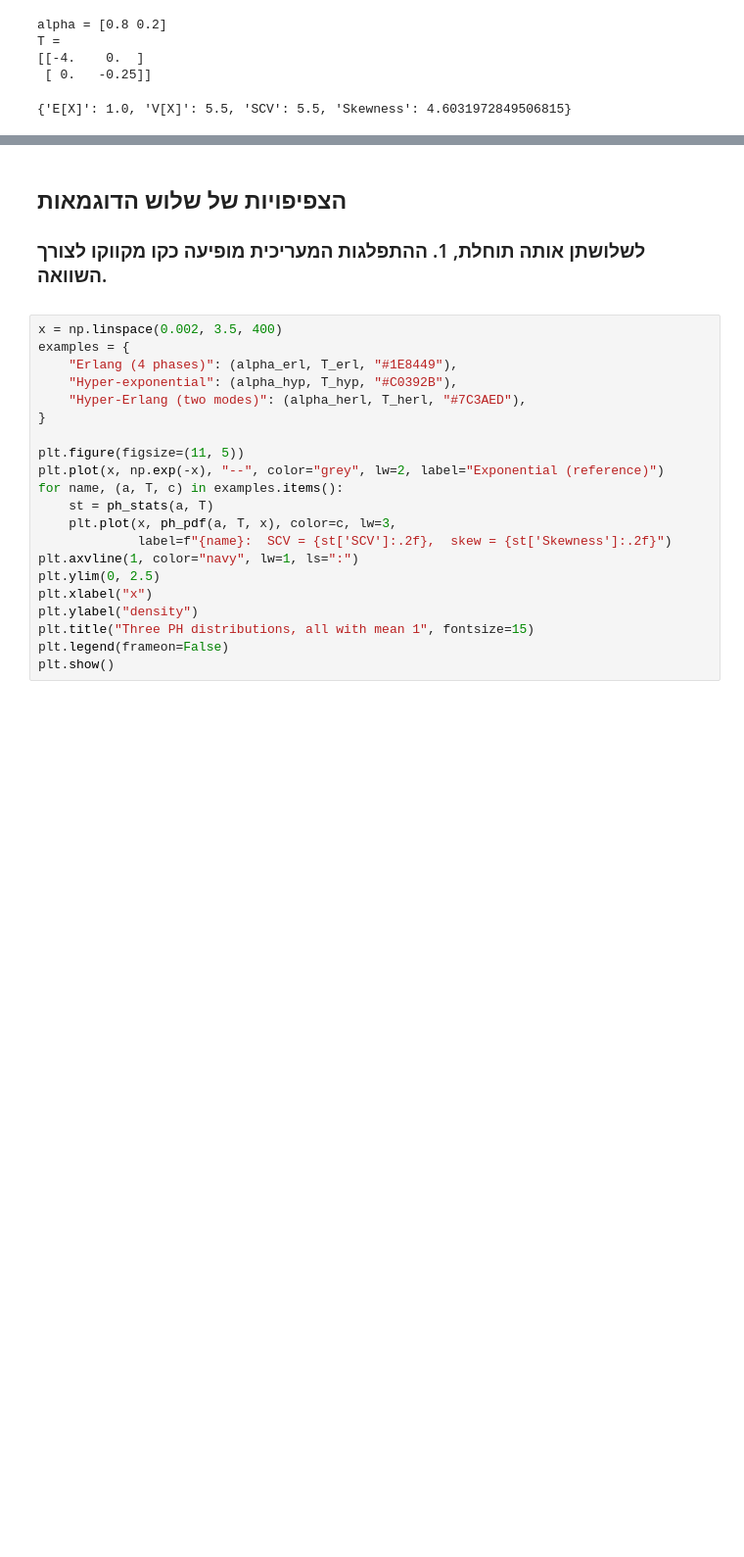
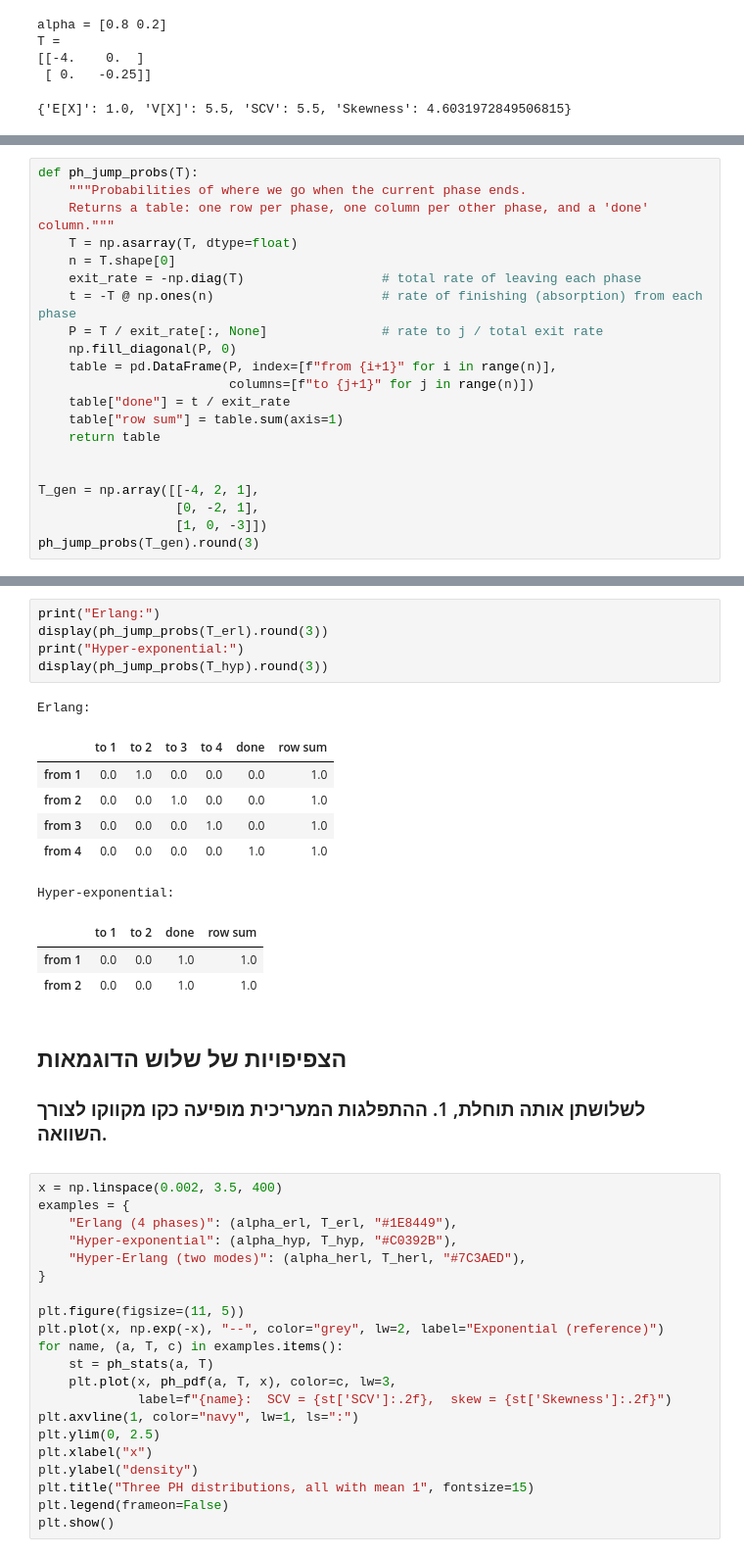
Before and after one commit to eliransher/sim_course, a Jupyter notebook: lectures/notebooks/notebook_10_PH_SCV.ipynb, the cells around one changed output, grey strips where cells are left out. Shown at 98% size. Saved outputs shown, nothing was run; the diff lists cells and outputs as text; blank space fills up the shorter version.

```diff
--- a/lectures/notebooks/notebook_10_PH_SCV.ipynb
+++ b/lectures/notebooks/notebook_10_PH_SCV.ipynb
@@ -375,0 +402,21 @@ T2 (12 x 12) =
+# %%
+def ph_jump_probs(T):
+    """Probabilities of where we go when the current phase ends.
+    Returns a table: one row per phase, one column per other phase, and a 'done' column."""
+    T = np.asarray(T, dtype=float)
+    n = T.shape[0]
+    exit_rate = -np.diag(T)                  # total rate of leaving each phase
+    t = -T @ np.ones(n)                      # rate of finishing (absorption) from each phase
+    P = T / exit_rate[:, None]               # rate to j / total exit rate
+    np.fill_diagonal(P, 0)
+    table = pd.DataFrame(P, index=[f"from {i+1}" for i in range(n)],
+                         columns=[f"to {j+1}" for j in range(n)])
+    table["done"] = t / exit_rate
+    table["row sum"] = table.sum(axis=1)
+    return table
+
+
+T_gen = np.array([[-4, 2, 1],
+                  [0, -2, 1],
+                  [1, 0, -3]])
+ph_jump_probs(T_gen).round(3)
@@ -376,3 +437,19 @@ T2 (12 x 12) =
+# %%
+print("Erlang:")
+display(ph_jump_probs(T_erl).round(3))
+print("Hyper-exponential:")
+display(ph_jump_probs(T_hyp).round(3))
+# %% [output]
+Erlang:
+|  | to 1 | to 2 | to 3 | to 4 | done | row sum |
+| from 1 | 0.0 | 1.0 | 0.0 | 0.0 | 0.0 | 1.0 |
+| from 2 | 0.0 | 0.0 | 1.0 | 0.0 | 0.0 | 1.0 |
+| from 3 | 0.0 | 0.0 | 0.0 | 1.0 | 0.0 | 1.0 |
+| from 4 | 0.0 | 0.0 | 0.0 | 0.0 | 1.0 | 1.0 |
+Hyper-exponential:
+|  | to 1 | to 2 | done | row sum |
+| from 1 | 0.0 | 0.0 | 1.0 | 1.0 |
+| from 2 | 0.0 | 0.0 | 1.0 | 1.0 |
 # %% [markdown]
 <div dir="rtl">
 
```
Also changed, not shown: parts of 8 cells of this notebook, 15 other files.
